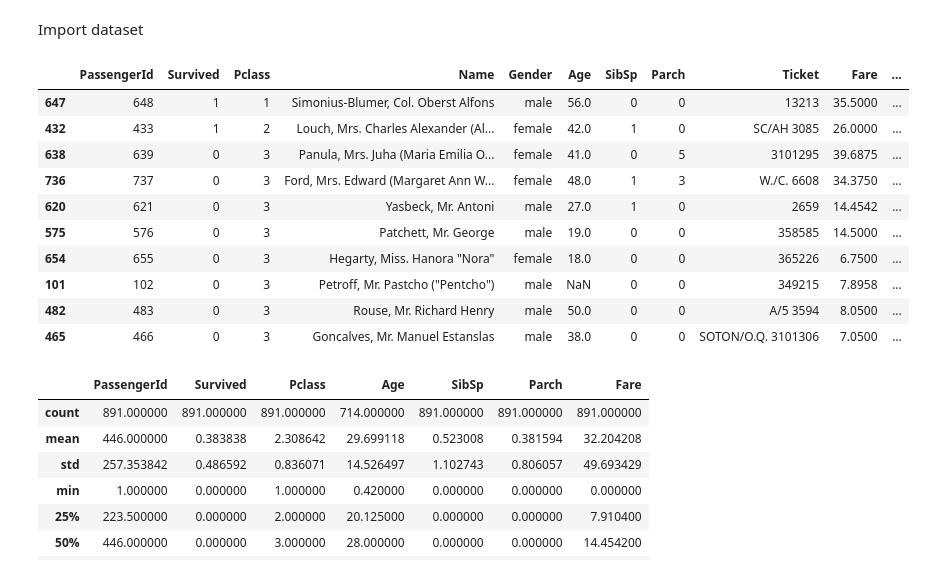
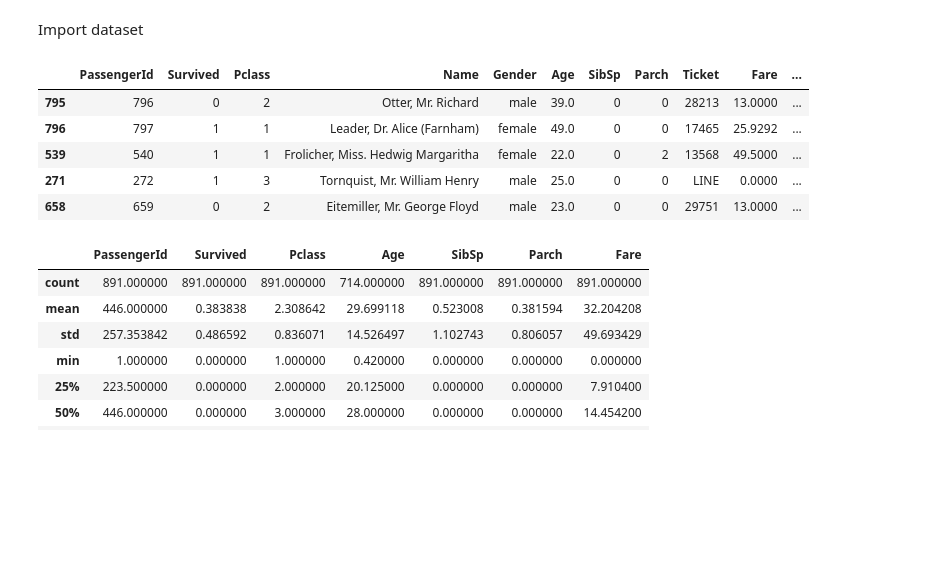
Before and after one commit to soheilabbasnia/titanic-eda, a Jupyter notebook: eda.ipynb, the cells around one changed output. Drawn from its saved outputs; the diff is of its cells as text; code cells hidden in the pictures; blank space fills up the shorter version.

```diff
--- a/eda.ipynb
+++ b/eda.ipynb
@@ -10,19 +10,14 @@ import matplotlib.pyplot as plt
 Import dataset
 # %%
 df = pd.read_csv('titanic.csv')
-df.sample(10)
+df.sample(5)
 # %% [output]
 |  | PassengerId | Survived | Pclass | Name | Gender | Age | SibSp | Parch | Ticket | Fare | ... |
-| 647 | 648 | 1 | 1 | Simonius-Blumer, Col. Oberst Alfons | male | 56.0 | 0 | 0 | 13213 | 35.5000 | ... |
-| 432 | 433 | 1 | 2 | Louch, Mrs. Charles Alexander (Al... | female | 42.0 | 1 | 0 | SC/AH 3085 | 26.0000 | ... |
-| 638 | 639 | 0 | 3 | Panula, Mrs. Juha (Maria Emilia O... | female | 41.0 | 0 | 5 | 3101295 | 39.6875 | ... |
-| 736 | 737 | 0 | 3 | Ford, Mrs. Edward (Margaret Ann W... | female | 48.0 | 1 | 3 | W./C. 6608 | 34.3750 | ... |
-| 620 | 621 | 0 | 3 | Yasbeck, Mr. Antoni | male | 27.0 | 1 | 0 | 2659 | 14.4542 | ... |
-| 575 | 576 | 0 | 3 | Patchett, Mr. George | male | 19.0 | 0 | 0 | 358585 | 14.5000 | ... |
-| 654 | 655 | 0 | 3 | Hegarty, Miss. Hanora "Nora" | female | 18.0 | 0 | 0 | 365226 | 6.7500 | ... |
-| 101 | 102 | 0 | 3 | Petroff, Mr. Pastcho ("Pentcho") | male | NaN | 0 | 0 | 349215 | 7.8958 | ... |
-| 482 | 483 | 0 | 3 | Rouse, Mr. Richard Henry | male | 50.0 | 0 | 0 | A/5 3594 | 8.0500 | ... |
-| 465 | 466 | 0 | 3 | Goncalves, Mr. Manuel Estanslas | male | 38.0 | 0 | 0 | SOTON/O.Q. 3101306 | 7.0500 | ... |
+| 795 | 796 | 0 | 2 | Otter, Mr. Richard | male | 39.0 | 0 | 0 | 28213 | 13.0000 | ... |
+| 796 | 797 | 1 | 1 | Leader, Dr. Alice (Farnham) | female | 49.0 | 0 | 0 | 17465 | 25.9292 | ... |
+| 539 | 540 | 1 | 1 | Frolicher, Miss. Hedwig Margaritha | female | 22.0 | 0 | 2 | 13568 | 49.5000 | ... |
+| 271 | 272 | 1 | 3 | Tornquist, Mr. William Henry | male | 25.0 | 0 | 0 | LINE | 0.0000 | ... |
+| 658 | 659 | 0 | 2 | Eitemiller, Mr. George Floyd | male | 23.0 | 0 | 0 | 29751 | 13.0000 | ... |
 # %%
 df.describe()
 # %% [output]
```
Also changed, not shown: parts of 6 cells of this notebook.
